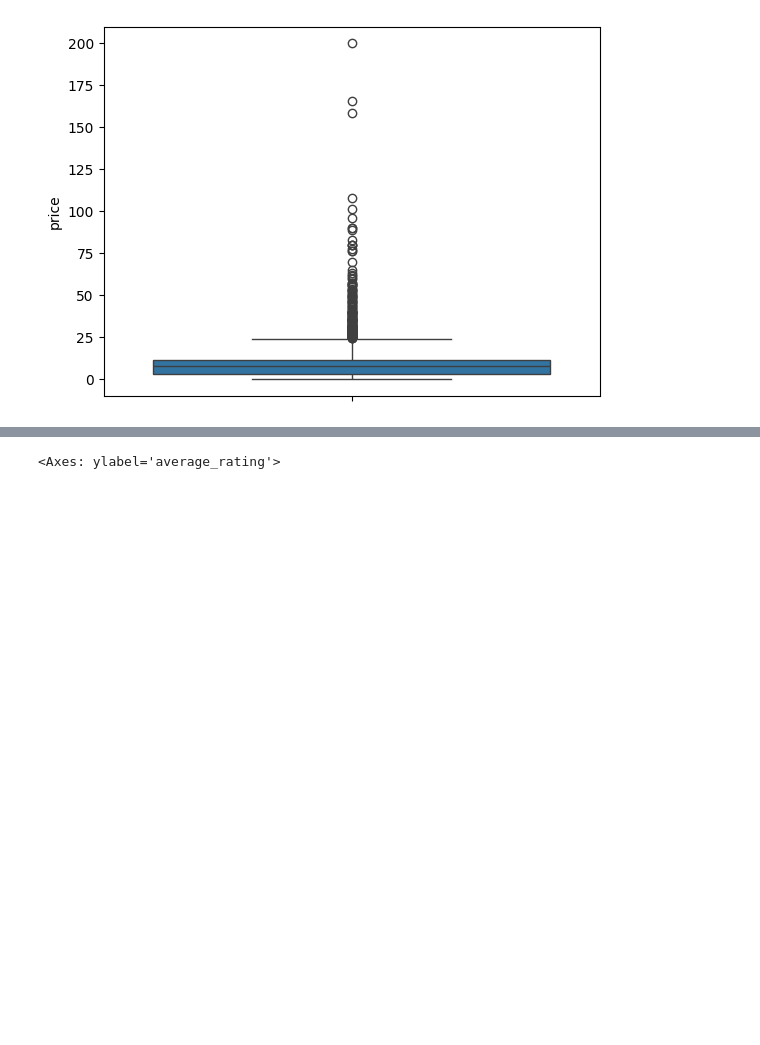
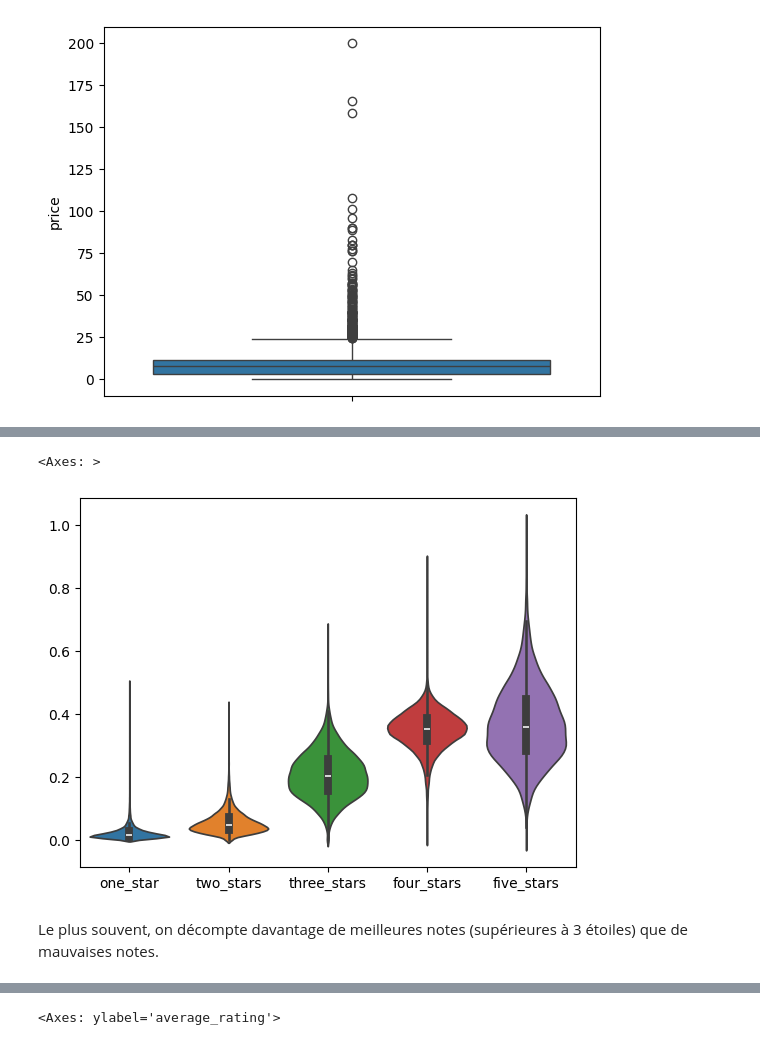
Before and after one commit to Ethan2541/Projet-DALAS, a Jupyter notebook: src/eda/old.ipynb, the cells around one changed output, grey strips where cells are left out. Cells and saved outputs as stored; diff of their text form; code cells hidden in the pictures; blank space fills up the shorter version.

```diff
--- a/src/eda/eda.ipynb
+++ b/src/eda/old.ipynb
@@ -123,0 +131,5 @@ sns.boxplot(data=prices)
+# %%
+dic_rating = {1: "one_star", 2: "two_stars", 3: "three_stars", 4: "four_stars", 5: "five_stars"}
+for key, value in dic_rating.items():
+    df[value] = df["ratings"].apply(lambda x: float(x[1:-1].split(",")[key-1])) / df["n_ratings"]
+df.head(5)
@@ -124,3 +144,10 @@ sns.boxplot(data=prices)
+# %%
+sns.violinplot(data=df[["one_star", "two_stars", "three_stars", "four_stars", "five_stars"]])
+# %% [output]
+<Axes: >
+[figure, added]
+# %% [markdown]
+Le plus souvent, on décompte davantage de meilleures notes (supérieures à 3 étoiles) que de mauvaises notes.
 # %%
 df["average_rating"] = df["ratings"].apply(lambda x: sum([(i+1) * float(x[1:-1].split(",")[i]) for i in range(5)])) / df["n_ratings"]
 df.head(5)
```
Also changed, not shown: parts of 11 cells of this notebook, 4 other files.
